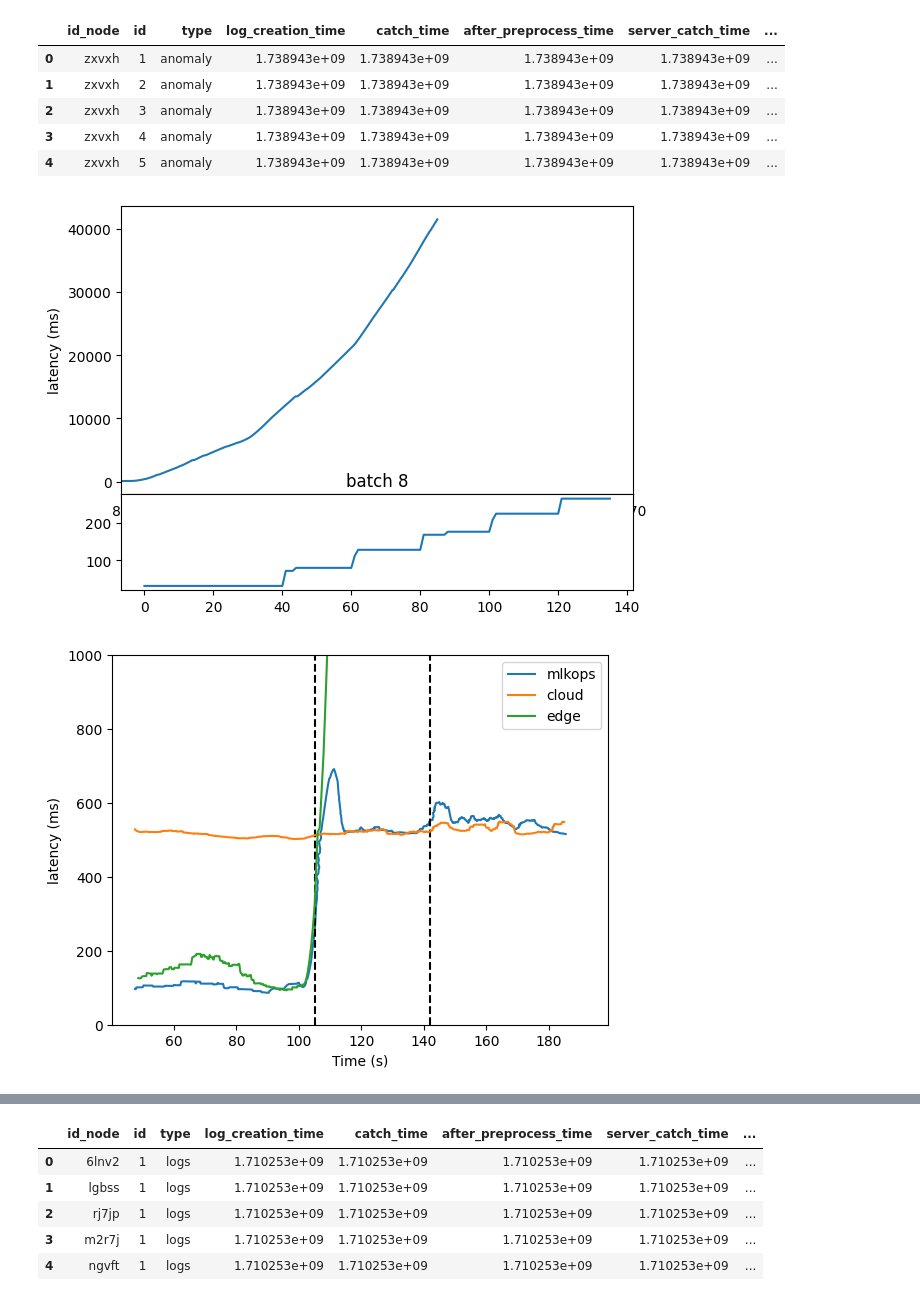
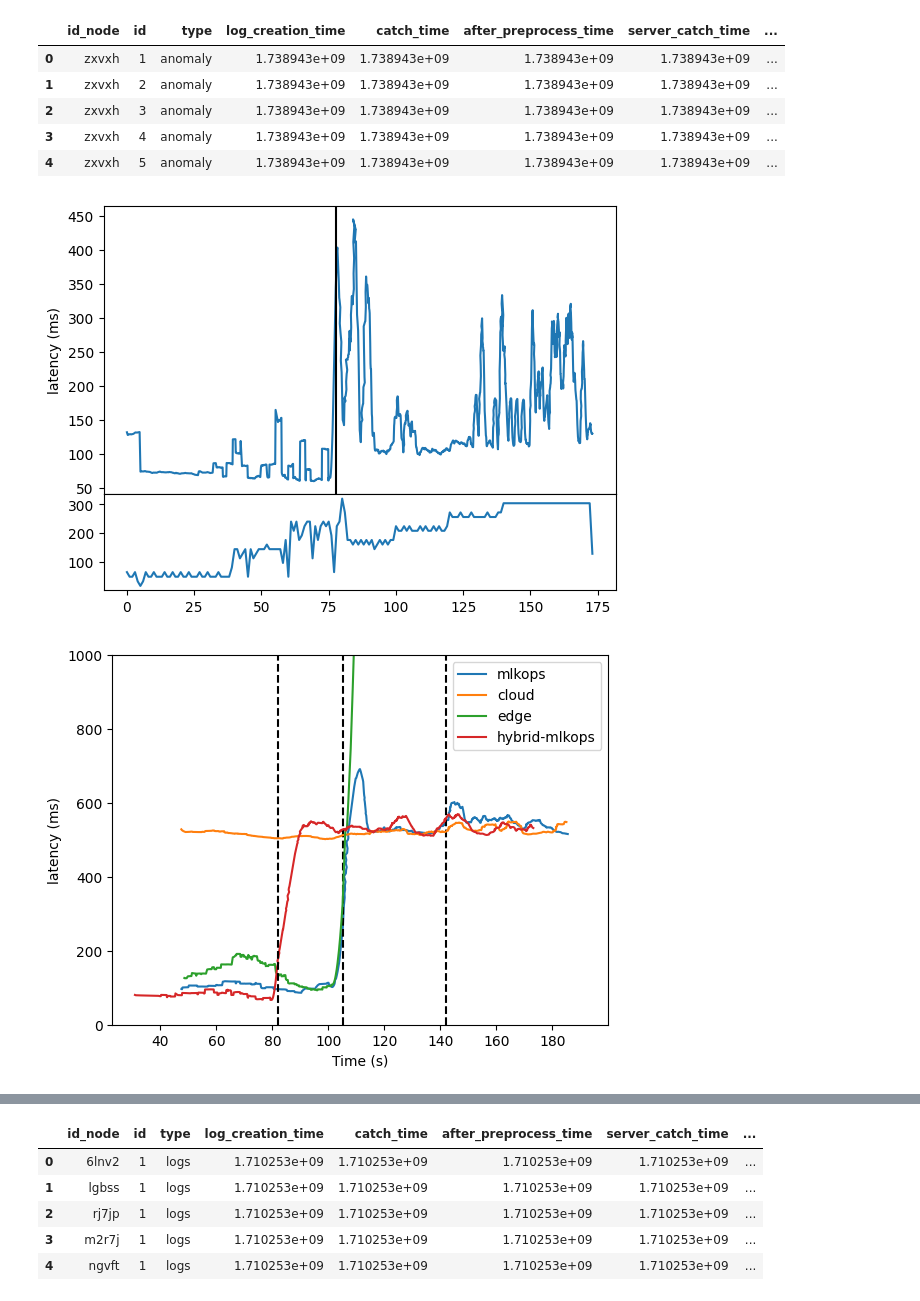
Before and after one commit to Lucaserf/ObsProject, a Jupyter notebook: data/data_visualization.ipynb, the cells around one changed output, grey strips where cells are left out. Drawn from its saved outputs; the diff is of its cells as text; code cells hidden in the pictures.

Commit message:
testing bach and type

```diff
--- a/data/data_visualization.ipynb
+++ b/data/data_visualization.ipynb
@@ -134,9 +134,9 @@ plt.plot(throughput.values)
 #get generation overall generation frequency
 import numpy as np
 
-batch = 8
+batch = 16
 
-df = pd.read_csv(f"data/data_batching/{batch}_batch.txt")
+# df = pd.read_csv(f"data/data_batching/{batch}_batch.txt")
 
 
 log_creation = df.log_creation_time - df.log_creation_time.min()
@@ -154,9 +154,9 @@ for i in log_creation:
 log_frequency = log_frequency*batch
 
 #make it monotonic increasing changing the decreasing values to the previous value
-for i in range(1,len(log_frequency)):
-    if log_frequency[i] < log_frequency[i-1]:
-        log_frequency[i] = log_frequency[i-1]
+# for i in range(1,len(log_frequency)):
+#     if log_frequency[i] < log_frequency[i-1]:
+#         log_frequency[i] = log_frequency[i-1]
 
 #get min and max values
 # min_val = log_frequency.min()
@@ -205,6 +205,9 @@ df.head()
 | 2 | zxvxh | 3 | anomaly | 1.738943e+09 | 1.738943e+09 | 1.738943e+09 | 1.738943e+09 | ... |
 | 3 | zxvxh | 4 | anomaly | 1.738943e+09 | 1.738943e+09 | 1.738943e+09 | 1.738943e+09 | ... |
 | 4 | zxvxh | 5 | anomaly | 1.738943e+09 | 1.738943e+09 | 1.738943e+09 | 1.738943e+09 | ... |
+# %%
+df = pd.read_csv("data/data_typecontrol/cloud.txt")
+# df = pd.read_csv("data/logging_data/mixed_test.txt")
 # %%
 #get index and time for each id_node
 #three colors
@@ -221,17 +224,17 @@ for id_node in df.id_node.unique():
     node_df = df[df.id_node == id_node]
 
     x = node_df.log_creation_time.values - node_df.log_creation_time.values[0]
-    y = (node_df.after_preprocess_time - node_df.log_creation_time)*1000
+    # y = (node_df.after_preprocess_time - node_df.log_creation_time)*1000
 
     # y is after_preprocess_time - log_creation_time as long as log type is anomaly
 
-    # anomaly_df = node_df[node_df.type == "anomaly"]
-    # y_anomaly = (anomaly_df.after_preprocess_time - anomaly_df.log_creation_time)*1000
-    # rest_df = node_df[node_df.type != "anomaly"]
-    # y_rest = (rest_df.completion_time - rest_df.log_creation_time)*1000
-    # y = pd.concat([y_anomaly,y_rest])
+    anomaly_df = node_df[node_df.type == "anomaly"]
+    y_anomaly = (anomaly_df.after_preprocess_time - anomaly_df.log_creation_time)*1000
+    rest_df = node_df[node_df.type != "anomaly"]
+    y_rest = (rest_df.completion_time - rest_df.server_catch_time)*1000
+    y = pd.concat([y_anomaly,y_rest])
 
-    y_mean = y.rolling(window=100).mean()
+    y_mean = y.rolling(window=20).mean()
     ax_main.plot(x,y_mean)
 
     # for type_log in types_logs.keys():
@@ -240,48 +243,52 @@ for id_node in df.id_node.unique():
     #     y = (type_df.completion_time - type_df.server_catch_time)*1000
     #     # ax.scatter(x,y,s=1,c=colors[types_logs[type_log]],label=type_log)
     #     y_mean = y.rolling(window=100).mean()
     #     ax.plot(x,y_mean)
 
     #draw a line where the log type changes
 
     for i in range(1,len(node_df)):
         if node_df.type.values[i] != node_df.type.values[i-1]:
-            ax.axvline(x=node_df.log_creation_time.values[i] - node_df.log_creation_time.values[0],color="black")
+            ax_main.axvline(x=node_df.log_creation_time.values[i] - node_df.log_creation_time.values[0],color="black")
 
 
 plt.xlabel('Logs per second (logs/s)')
 plt.ylabel('latency (ms)')
 
 #change x axis to frequency of logs
 plt.xlabel('time (s)')
-plt.xlim(80,170)
+# plt.xlim(80,170)
 
 #add frequency of logs to a second plot under the x axis
 ax_freq = fig.add_axes([0.1, 0.1, 0.8, 0.2])
 ax_freq.plot(log_frequency)
 
+# ax_freq.set_xlim(0,100)
+# ax_main.set_xlim(0,100)
 
 
-plt.title(f'batch {batch}')
+# plt.title(f'batch {batch}')
 
 
 
 # plt.legend()
 
 plt.show()
 # %% [output]
-[figure, old version]
+[figure, new version]
 # %%
 #get data from data_typecontrol
 
 df_mixed = pd.read_csv("data/data_typecontrol/edge_cloud_mixed.txt")
 df_cloud = pd.read_csv("data/data_typecontrol/cloud.txt")
 df_edge = pd.read_csv("data/data_typecontrol/edge.txt")
+df_hybrid = pd.read_csv("data/data_typecontrol/hybrid_mlkops.txt")
+# df_hybrid = pd.read_csv("data/logging_data/time.txt")
 
-labels = ["mlkops","cloud","edge"]
+labels = ["mlkops","cloud","edge","hybrid-mlkops"]
 
 
-df_list = [df_mixed,df_cloud,df_edge]
+df_list = [df_mixed,df_cloud,df_edge,df_hybrid]
 
 fig, ax = plt.subplots()
 
@@ -290,11 +297,15 @@ for i,df_type in enumerate(df_list):
     # y = (node_df.completion_time - node_df.log_creation_time)*1000
 
     # y is after_preprocess_time - log_creation_time as long as log type is anomaly
-
     anomaly_df = df_type[df_type.type == "anomaly"]
     y_anomaly = (anomaly_df.after_preprocess_time - anomaly_df.log_creation_time)*1000
     rest_df = df_type[df_type.type != "anomaly"]
     y_rest = (rest_df.completion_time - rest_df.log_creation_time)*1000
+
+    if labels[i] == "hybrid-mlkops":
+        y_rest[y_rest > 600] = 600
+
+
     y = pd.concat([y_anomaly,y_rest])
 
     y_mean = y.rolling(window=100).mean()
@@ -313,7 +324,7 @@ plt.ylim(0,1000)
 plt.legend()
 plt.savefig("data/data_typecontrol/latency.pdf")
 # %% [output]
-[figure, old version]
+[figure, new version]
 # %%
 
 df_batch8 = pd.read_csv("data/data_batching/8_batch.txt")
```
Also changed, not shown: parts of 8 cells of this notebook, 17 other files.
